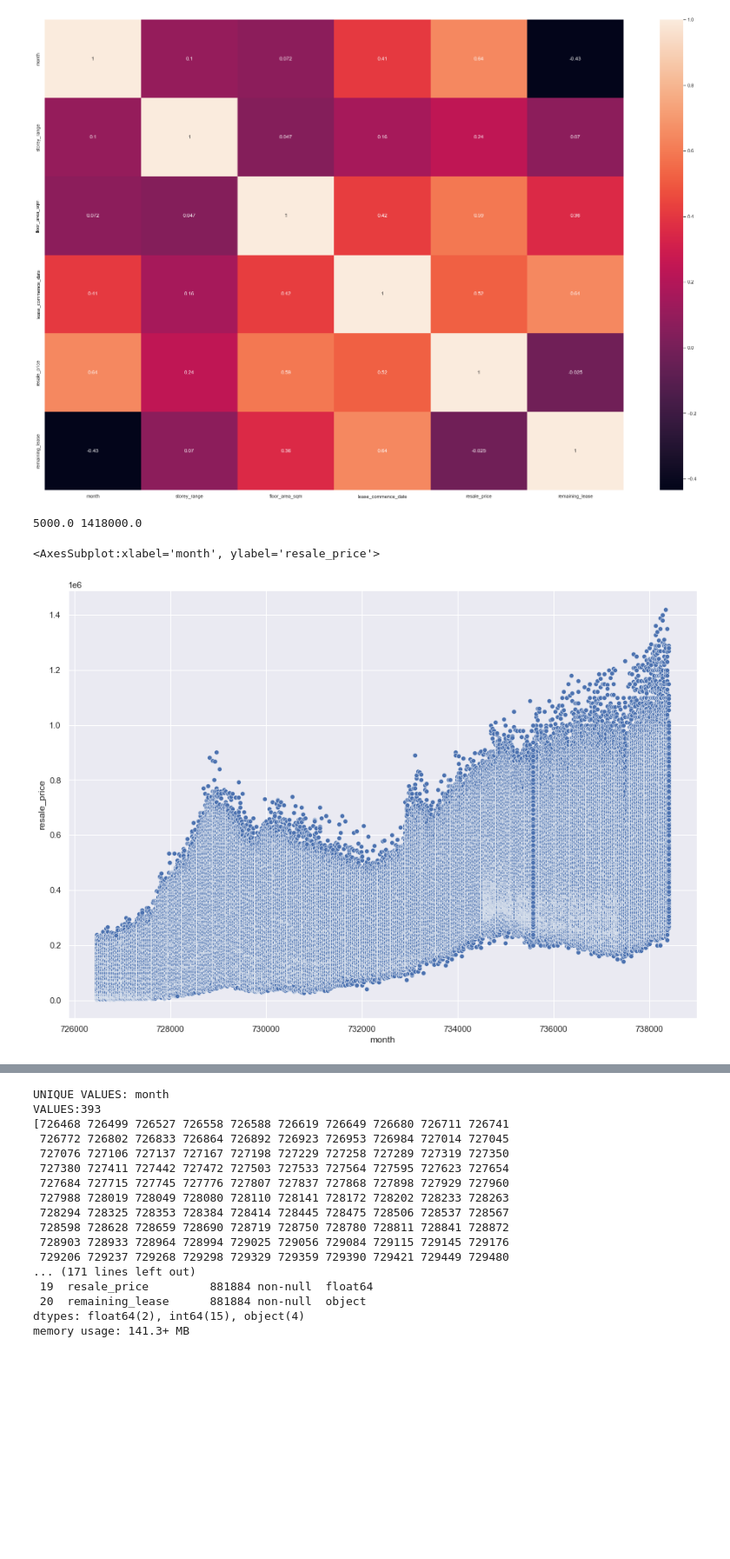
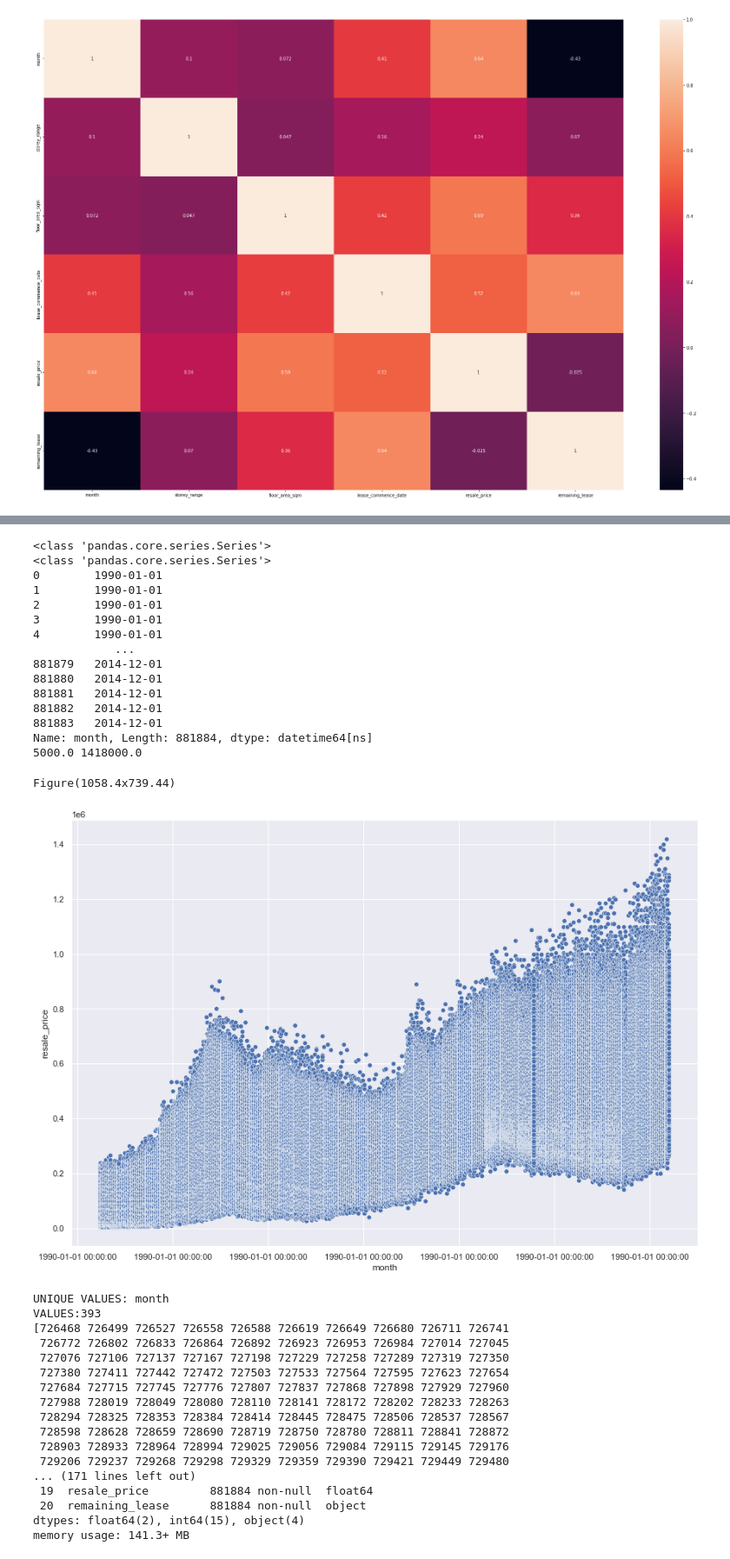
Before and after one commit to tjl081/1002_project, a Jupyter notebook: ml_files/test_regression.ipynb, the cells around one changed output, grey strips where cells are left out. Shown: that part at 87% size. Drawn from its saved outputs; the diff is of its cells as text; code cells hidden in the pictures; blank space fills up the shorter version.

Commit message:
prediction graph done

```diff
--- a/ml_files/test_regression.ipynb
+++ b/ml_files/test_regression.ipynb
@@ -247,20 +238,6 @@ Data columns (total 11 columns):
 dtypes: float64(2), int64(4), object(5)
 memory usage: 74.0+ MB
 [figure]
-# %%
-x = transformed_df.loc[:,'month']
-y = transformed_df.loc[:,'resale_price']
-
-min_resale_price = df['resale_price'].min()
-max_resale_price = df['resale_price'].max()
-
-print(min_resale_price, max_resale_price)
-sns.set(rc={'figure.figsize':(14.7,10.27)})
-sns.scatterplot(data=transformed_df, x="month", y="resale_price")
-# %% [output]
-5000.0 1418000.0
-<AxesSubplot:xlabel='month', ylabel='resale_price'>
-[figure, removed]
 # %%
 # encode cetegorical data: town, flat type and flat model
 
@@ -287,6 +264,40 @@ df.head(5)
 | 2 | 726468 | ANG MO KIO | 1 ROOM | 309 | ANG MO KIO AVE 1 | 11 | 31.0 | IMPROVED | ... |
 | 3 | 726468 | ANG MO KIO | 1 ROOM | 309 | ANG MO KIO AVE 1 | 8 | 31.0 | IMPROVED | ... |
 | 4 | 726468 | ANG MO KIO | 3 ROOM | 216 | ANG MO KIO AVE 1 | 5 | 73.0 | NEW GENERATION | ... |
+# %%
+x = transformed_df.loc[:,'month']
+y = transformed_df.loc[:,'resale_price']
+print(type(x))
+print(type(y))
+x = x.map(dt.datetime.fromordinal)
+print(x)
+
+min_resale_price = df['resale_price'].min()
+max_resale_price = df['resale_price'].max()
+
+print(min_resale_price, max_resale_price)
+sns.set(rc={'figure.figsize':(14.7,10.27)})
+ax = sns.scatterplot(data=transformed_df, x="month", y="resale_price")
+ax.set_xticklabels(x.tolist())
+print(ax.figure)
+# %% [output]
+<class 'pandas.core.series.Series'>
+<class 'pandas.core.series.Series'>
+0        1990-01-01
+1        1990-01-01
+2        1990-01-01
+3        1990-01-01
+4        1990-01-01
+            ...
+881879   2014-12-01
+881880   2014-12-01
+881881   2014-12-01
+881882   2014-12-01
+881883   2014-12-01
+Name: month, Length: 881884, dtype: datetime64[ns]
+5000.0 1418000.0
+Figure(1058.4x739.44)
+[figure, added]
 # %%
 # #standardise remaining_lease value
 # for index, row in df.loc[df['remaining_lease'].isna()].iterrows():
```
Also changed, not shown: parts of 6 cells of this notebook, 5 other files.
